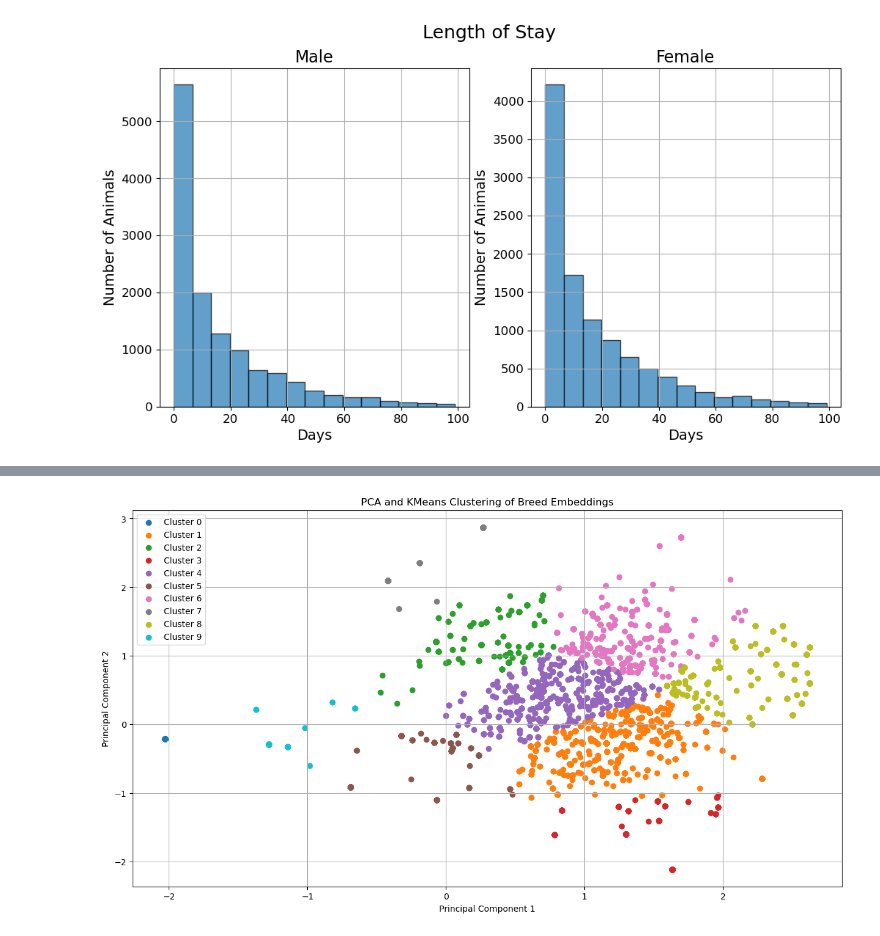
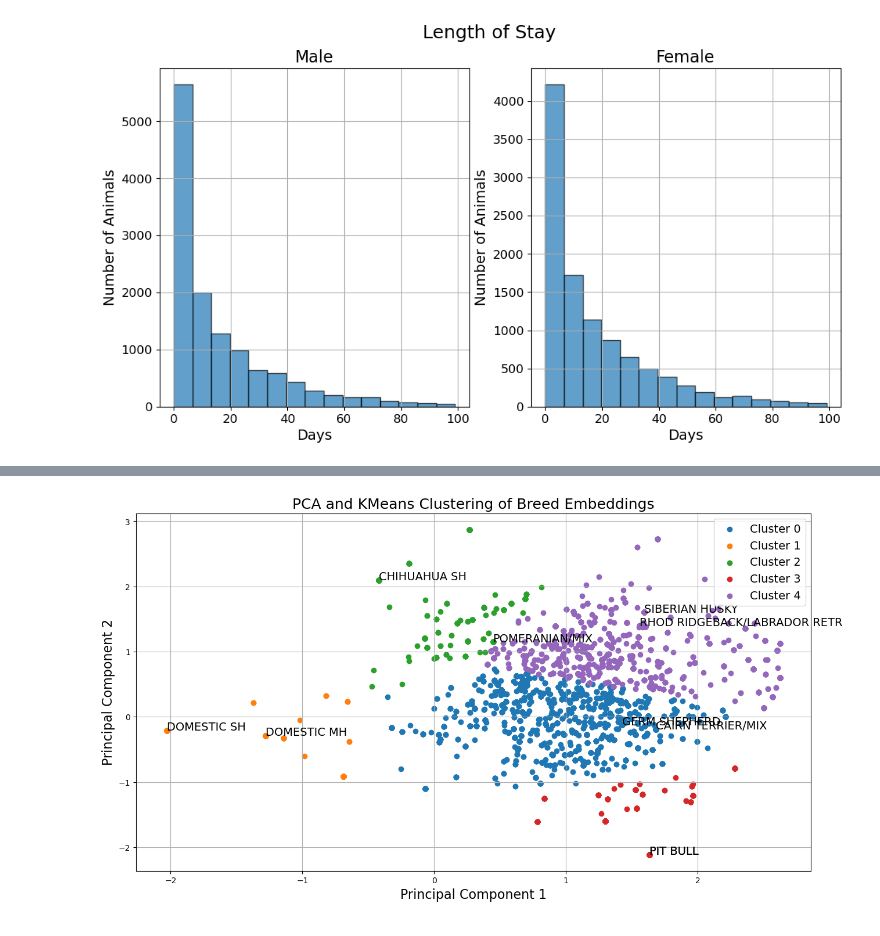
Before and after one commit to robchimel/pawpulation-forecast, a Jupyter notebook: plots.ipynb, the cells around one changed output, grey strips where cells are left out. Cells and saved outputs as stored; diff of their text form; code cells hidden in the pictures.

```diff
--- a/plots.ipynb
+++ b/plots.ipynb
@@ -31,12 +32,17 @@ sample_dict controls stratified sampling
     * train_size: a fraction of data you want for the training data
     * validate_size: a fraction of data you want for the validate data
     * test_size: a fraction of data you want for the test data
+
+num_buckets how many buckets to break up length of stay into for model training
+    creates new column Days_in_Shelter_Label
+    * input is a integer
 '''
 
 params = {
         'na_data': 'fill',
         'drop_outlier_days': 300,
         'embed':True,
+        'num_buckets':5,
         'sample_dict':
             {
             'stratify_col':'Type',
@@ -373,7 +408,7 @@ pca = PCA(n_components=2)
 reduced_embeddings = pca.fit_transform(embeddings)
 
 # Apply KMeans clustering
-n_clusters = 6  # Define the number of clusters
+n_clusters = 5  # Define the number of clusters
 kmeans = KMeans(n_clusters=n_clusters, random_state=42)
 clusters = kmeans.fit_predict(reduced_embeddings)
 
@@ -389,13 +424,13 @@ plt.figure(figsize=(15, 8))
 for cluster in range(n_clusters):
     clustered_points = df_embeddings[df_embeddings['Cluster'] == cluster]
     plt.scatter(clustered_points['PC1'], clustered_points['PC2'], label=f'Cluster {cluster}')
-    # for i, color in clustered_points.iterrows():
-    #     plt.annotate(color['Color'], (color['PC1'], color['PC2']), fontsize=12)
+    for i, color in clustered_points.sample(2).iterrows():
+        plt.annotate(color['Color'], (color['PC1'], color['PC2']), fontsize=14)
 
-plt.title('PCA and KMeans Clustering of Color Embeddings')
-plt.xlabel('Principal Component 1')
-plt.ylabel('Principal Component 2')
-plt.legend()
+plt.title('PCA and KMeans Clustering of Color Embeddings', fontsize=18)
+plt.xlabel('Principal Component 1', fontsize=16)
+plt.ylabel('Principal Component 2', fontsize=16)
+plt.legend(fontsize=14)
 plt.grid(True)
 plt.show()
 # %% [output]
@@ -403,34 +467,34 @@ plt.show()
 # %%
 embeddings = np.array(df.Breed_Embedding.tolist())
 
 # Perform PCA to reduce dimensionality to 2D
 pca = PCA(n_components=2)
 reduced_embeddings = pca.fit_transform(embeddings)
 
 # Apply KMeans clustering
-n_clusters = 10  # Define the number of clusters
+n_clusters = 5  # Define the number of clusters
 kmeans = KMeans(n_clusters=n_clusters, random_state=42)
 clusters = kmeans.fit_predict(reduced_embeddings)
 
 # Create a DataFrame for the reduced embeddings
 df_embeddings = pd.DataFrame(reduced_embeddings, columns=['PC1', 'PC2'])
 df_embeddings['Breed'] = df.Breed
 df_embeddings['Cluster'] = clusters
 
 # Plot the reduced embeddings
 plt.figure(figsize=(15, 8))
 # Use a different color for each cluster
 for cluster in range(n_clusters):
     clustered_points = df_embeddings[df_embeddings['Cluster'] == cluster]
     plt.scatter(clustered_points['PC1'], clustered_points['PC2'], label=f'Cluster {cluster}')
-    # for i, color in clustered_points.iterrows():
-    #     plt.annotate(color['Breed'], (color['PC1'], color['PC2']), fontsize=12)
+    for i, color in clustered_points.sample(2).iterrows():
+        plt.annotate(color['Breed'], (color['PC1'], color['PC2']), fontsize=14)
 
-plt.title('PCA and KMeans Clustering of Breed Embeddings')
-plt.xlabel('Principal Component 1')
-plt.ylabel('Principal Component 2')
-plt.legend()
+plt.title('PCA and KMeans Clustering of Breed Embeddings', fontsize=18)
+plt.xlabel('Principal Component 1', fontsize=16)
+plt.ylabel('Principal Component 2', fontsize=16)
+plt.legend(fontsize=14)
 plt.grid(True)
 plt.show()
 # %% [output]
-[figure, old version]
+[figure, new version]
```
Also changed, not shown: parts of 5 cells of this notebook, 3 other files.
